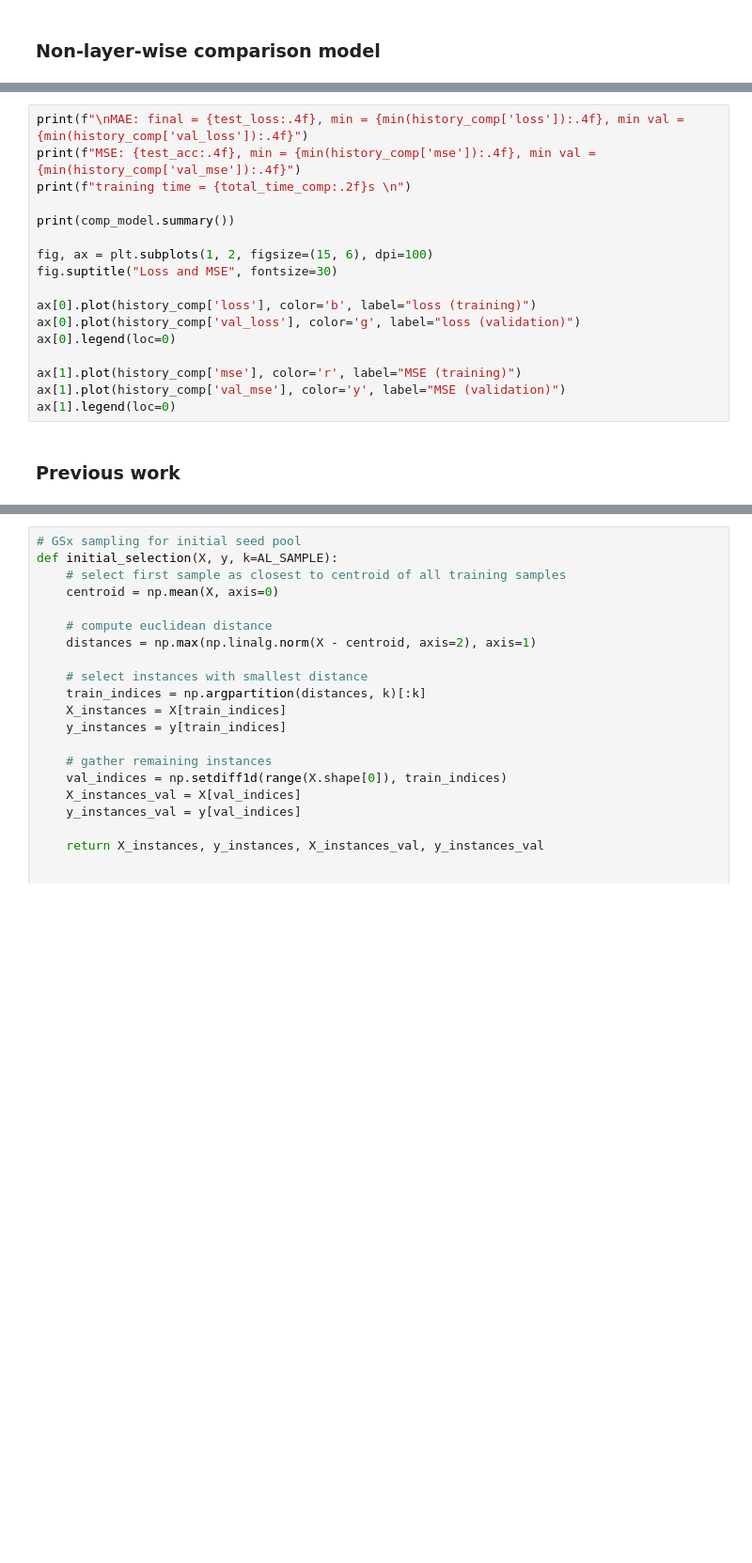
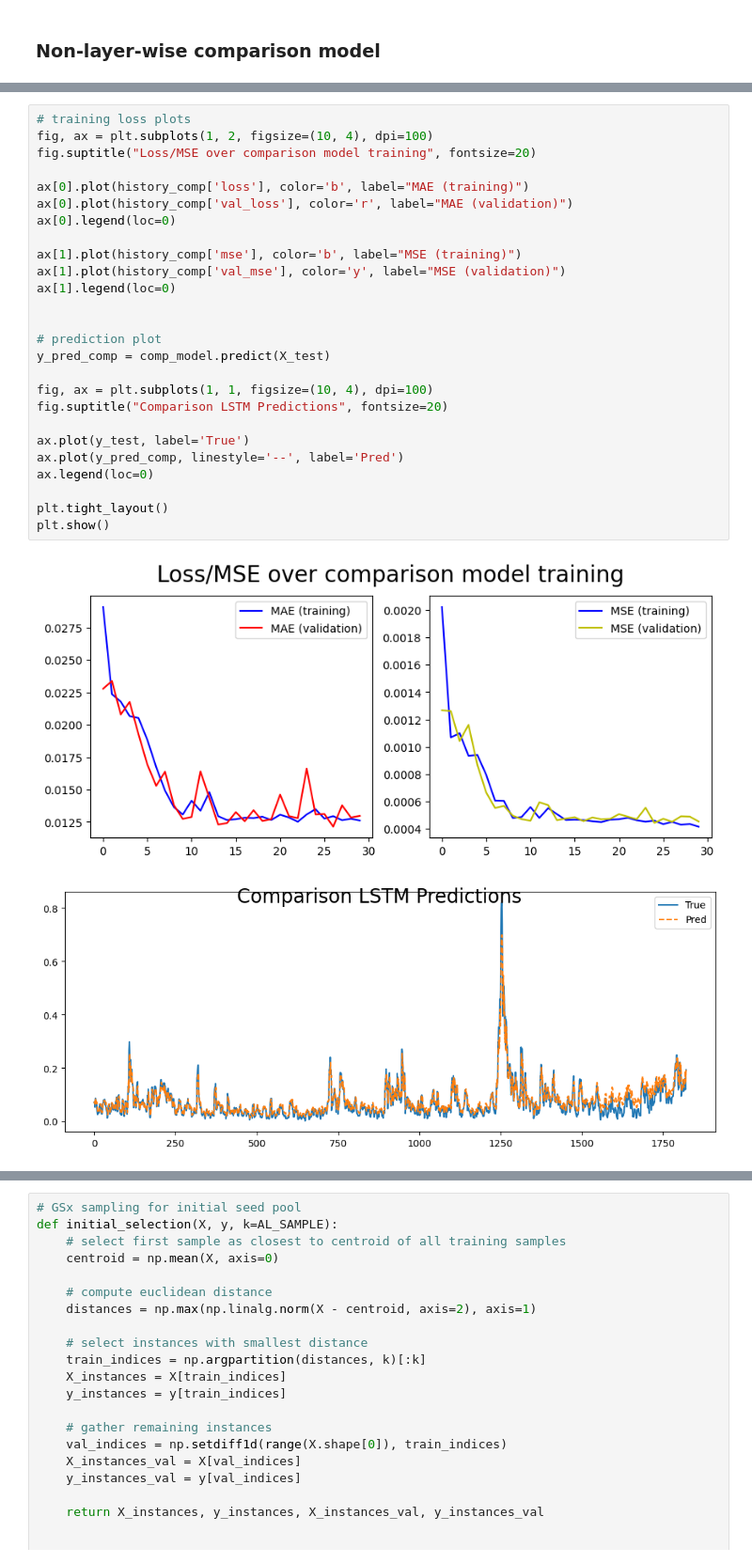
Before and after one commit to gittmp/sustainable-risk-modelling, a Jupyter notebook: Program/risk-forecasting.ipynb, the cells around one changed output, grey strips where cells are left out. Shown at 94% size. Cells and saved outputs as stored; diff of their text form; blank space fills up the shorter version.

```diff
--- a/Program/risk-forecasting.ipynb
+++ b/Program/risk-forecasting.ipynb
@@ -407,19 +572,29 @@ test_loss, test_acc = comp_model.evaluate(X_test, y_test)
 # %%
-print(f"\nMAE: final = {test_loss:.4f}, min = {min(history_comp['loss']):.4f}, min val = {min(history_comp['val_loss']):.4f}")
-print(f"MSE: {test_acc:.4f}, min = {min(history_comp['mse']):.4f}, min val = {min(history_comp['val_mse']):.4f}")
-print(f"training time = {total_time_comp:.2f}s \n")
+# training loss plots
+fig, ax = plt.subplots(1, 2, figsize=(10, 4), dpi=100)
+fig.suptitle("Loss/MSE over comparison model training", fontsize=20)
 
-print(comp_model.summary())
-
-fig, ax = plt.subplots(1, 2, figsize=(15, 6), dpi=100)
-fig.suptitle("Loss and MSE", fontsize=30)
-
-ax[0].plot(history_comp['loss'], color='b', label="loss (training)")
-ax[0].plot(history_comp['val_loss'], color='g', label="loss (validation)")
+ax[0].plot(history_comp['loss'], color='b', label="MAE (training)")
+ax[0].plot(history_comp['val_loss'], color='r', label="MAE (validation)")
 ax[0].legend(loc=0)
 
-ax[1].plot(history_comp['mse'], color='r', label="MSE (training)")
+ax[1].plot(history_comp['mse'], color='b', label="MSE (training)")
 ax[1].plot(history_comp['val_mse'], color='y', label="MSE (validation)")
 ax[1].legend(loc=0)
+
+
+# prediction plot
+y_pred_comp = comp_model.predict(X_test)
+
+fig, ax = plt.subplots(1, 1, figsize=(10, 4), dpi=100)
+fig.suptitle("Comparison LSTM Predictions", fontsize=20)
+
+ax.plot(y_test, label='True')
+ax.plot(y_pred_comp, linestyle='--', label='Pred')
+ax.legend(loc=0)
+
+plt.tight_layout()
+plt.show()
+# %% [output]
+[figure, added]
+[figure, added]
-# %% [markdown]
-### Previous work
```
Also changed, not shown: parts of 30 cells of this notebook, 1 other file.
